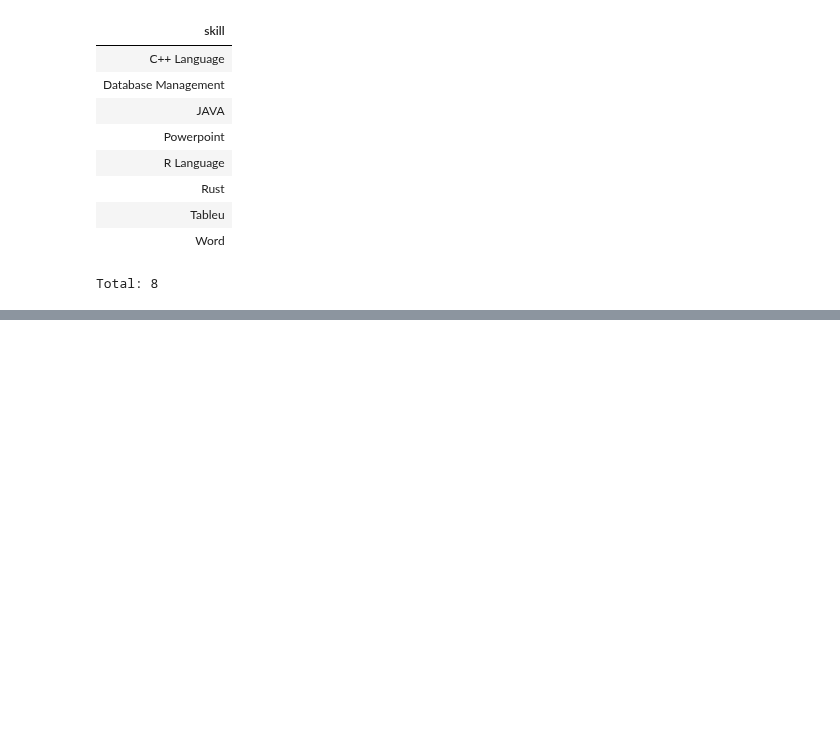
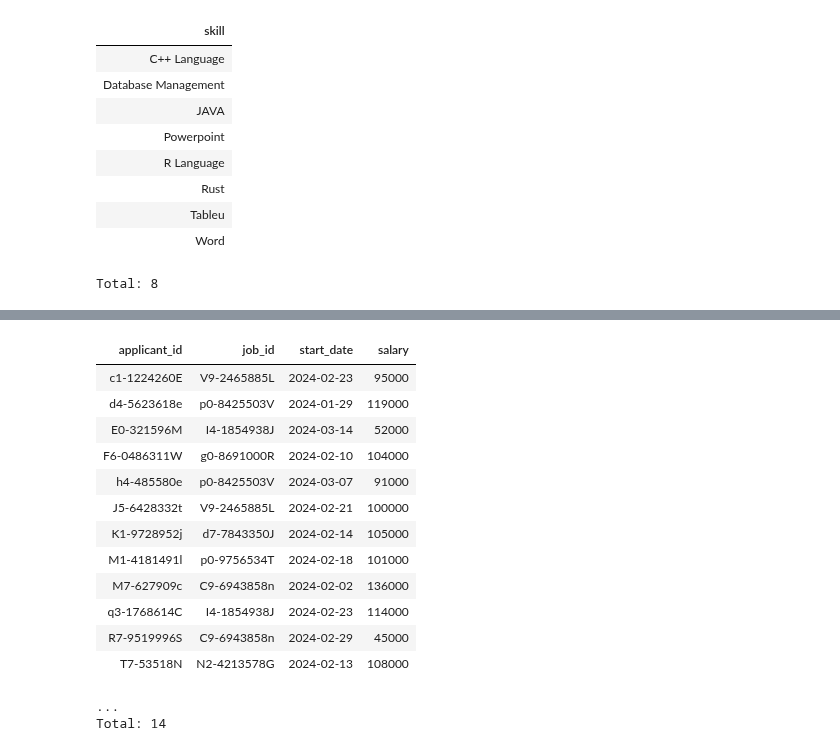
Before and after one commit to JasmineMadi/datajoint-tutorials, a Jupyter notebook: db-course/PythonFinalPro.ipynb, the cells around one changed output, grey strips where cells are left out. Cells and saved outputs as stored; diff of their text form; code cells hidden in the pictures; blank space fills up the shorter version.

```diff
--- a/db-course/PythonFinalPro.ipynb
+++ b/db-course/PythonFinalPro.ipynb
@@ -239,0 +287,18 @@ Application.insert(dict(
+# %%
+Offer()
+# %% [output]
+| applicant_id | job_id | start_date | salary |
+| c1-1224260E | V9-2465885L | 2024-02-23 | 95000 |
+| d4-5623618e | p0-8425503V | 2024-01-29 | 119000 |
+| E0-321596M | I4-1854938J | 2024-03-14 | 52000 |
+| F6-0486311W | g0-8691000R | 2024-02-10 | 104000 |
+| h4-485580e | p0-8425503V | 2024-03-07 | 91000 |
+| J5-6428332t | V9-2465885L | 2024-02-21 | 100000 |
+| K1-9728952j | d7-7843350J | 2024-02-14 | 105000 |
+| M1-4181491l | p0-9756534T | 2024-02-18 | 101000 |
+| M7-627909c | C9-6943858n | 2024-02-02 | 136000 |
+| q3-1768614C | I4-1854938J | 2024-02-23 | 114000 |
+| R7-9519996S | C9-6943858n | 2024-02-29 | 45000 |
+| T7-53518N | N2-4213578G | 2024-02-13 | 108000 |
+...
+Total: 14
```
Also changed, not shown: parts of 23 cells of this notebook.
